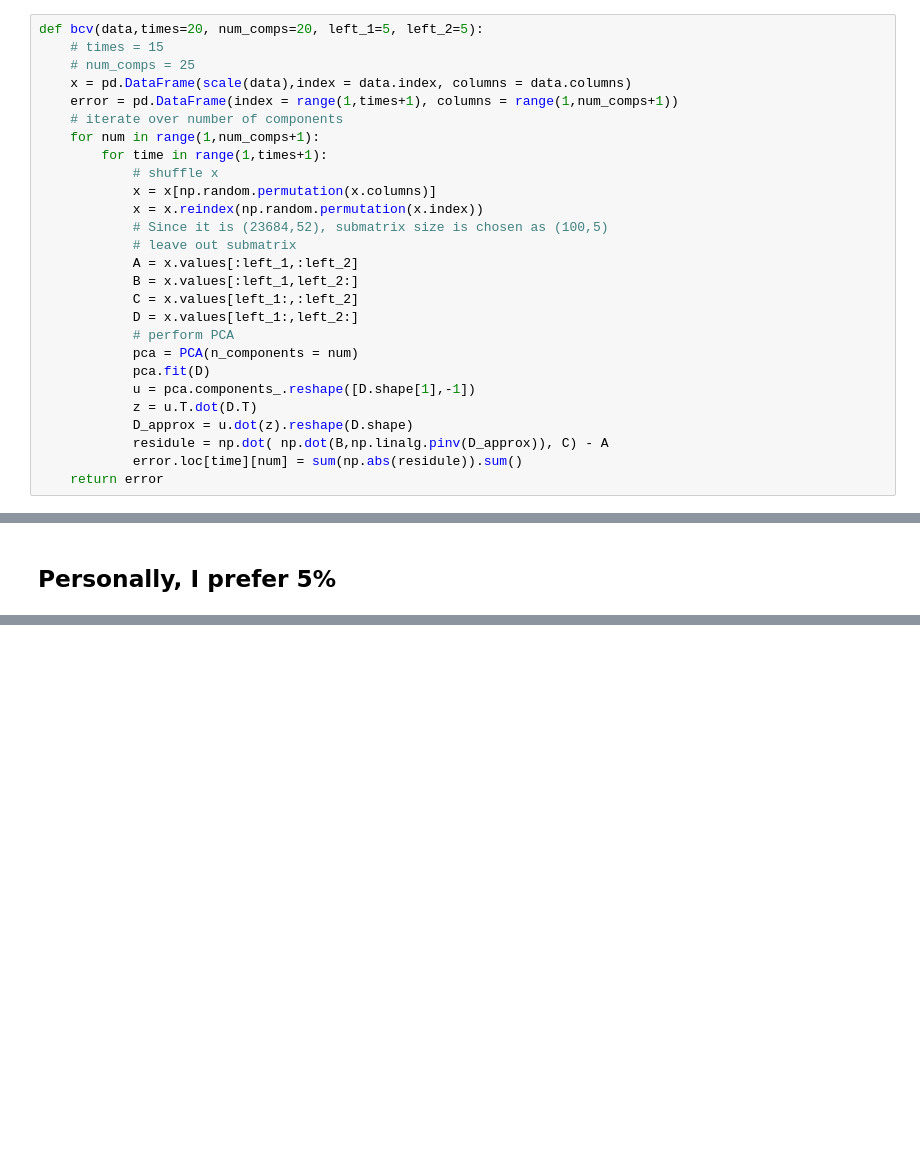
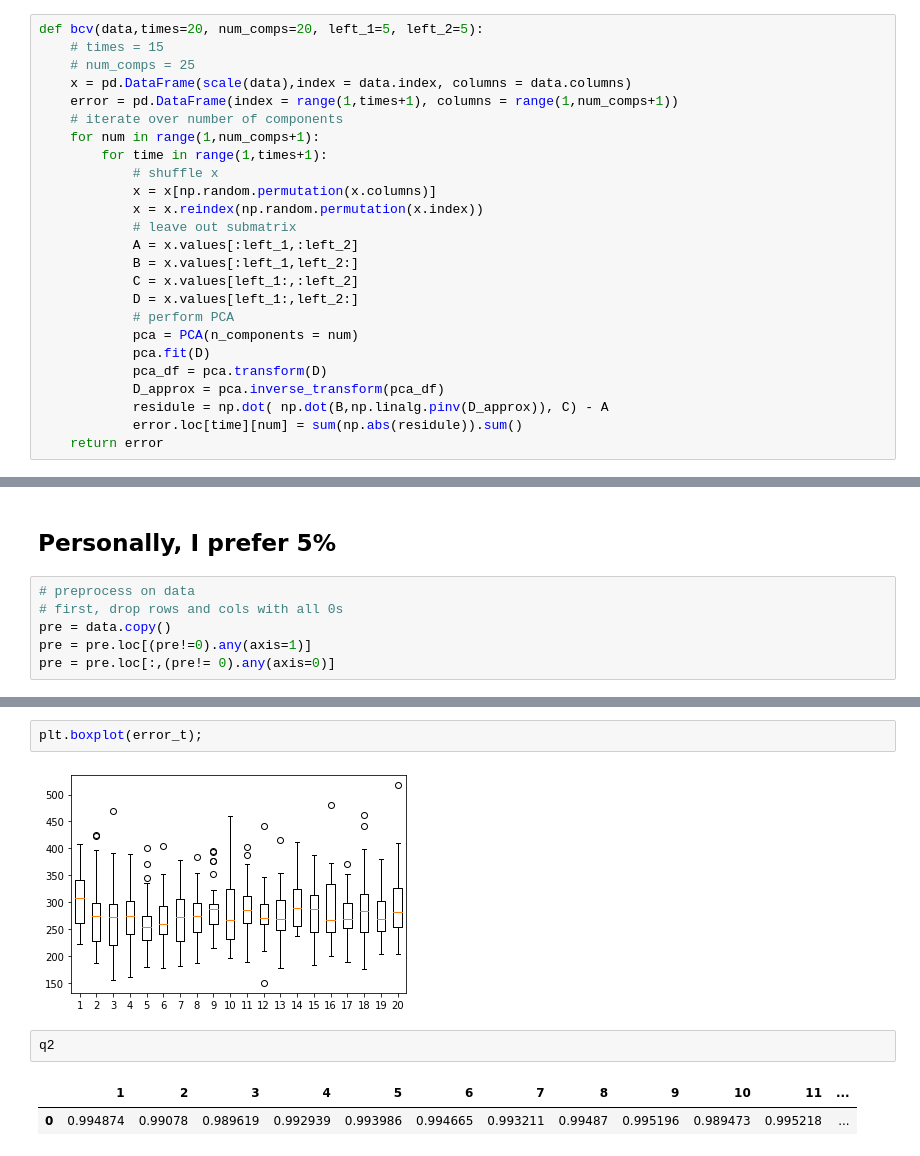
Before and after one commit to Tianyu9748/bcv, a Jupyter notebook: try_bcv.ipynb, the cells around one changed output, grey strips where cells are left out. Drawn from its saved outputs; the diff is of its cells as text; blank space fills up the shorter version.

```diff
--- a/try_bcv.ipynb
+++ b/try_bcv.ipynb
@@ -83,7 +92,6 @@ def bcv(data,times=20, num_comps=20, left_1=5, left_2=5):
             # shuffle x
             x = x[np.random.permutation(x.columns)]
             x = x.reindex(np.random.permutation(x.index))
-            # Since it is (23684,52), submatrix size is chosen as (100,5)
             # leave out submatrix
             A = x.values[:left_1,:left_2]
             B = x.values[:left_1,left_2:]
@@ -92,9 +100,8 @@ def bcv(data,times=20, num_comps=20, left_1=5, left_2=5):
             # perform PCA
             pca = PCA(n_components = num)
             pca.fit(D)
-            u = pca.components_.reshape([D.shape[1],-1])
-            z = u.T.dot(D.T)
-            D_approx = u.dot(z).reshape(D.shape)
+            pca_df = pca.transform(D)
+            D_approx = pca.inverse_transform(pca_df)
             residule = np.dot( np.dot(B,np.linalg.pinv(D_approx)), C) - A
             error.loc[time][num] = sum(np.abs(residule)).sum()
     return error
@@ -298,5 +113,11 @@ Meaningful component between  19 20 True
 # %% [markdown]
 ## Personally, I prefer 5%
+# %%
+# preprocess on data
+# first, drop rows and cols with all 0s
+pre = data.copy()
+pre = pre.loc[(pre!=0).any(axis=1)]
+pre = pre.loc[:,(pre!= 0).any(axis=0)]
 # %%
 times = 30
 num_comps = 20
@@ -329,0 +176,9 @@ Meaningful component between  19 20 True
+# %%
+plt.boxplot(error_t);
+# %% [output]
+[figure, added]
+# %%
+q2
+# %% [output]
+|  | 1 | 2 | 3 | 4 | 5 | 6 | 7 | 8 | 9 | 10 | 11 | ... |
+| 0 | 0.994874 | 0.99078 | 0.989619 | 0.992939 | 0.993986 | 0.994665 | 0.993211 | 0.99487 | 0.995196 | 0.989473 | 0.995218 | ... |
```
Also changed, not shown: parts of 31 cells of this notebook, 2 other files.
